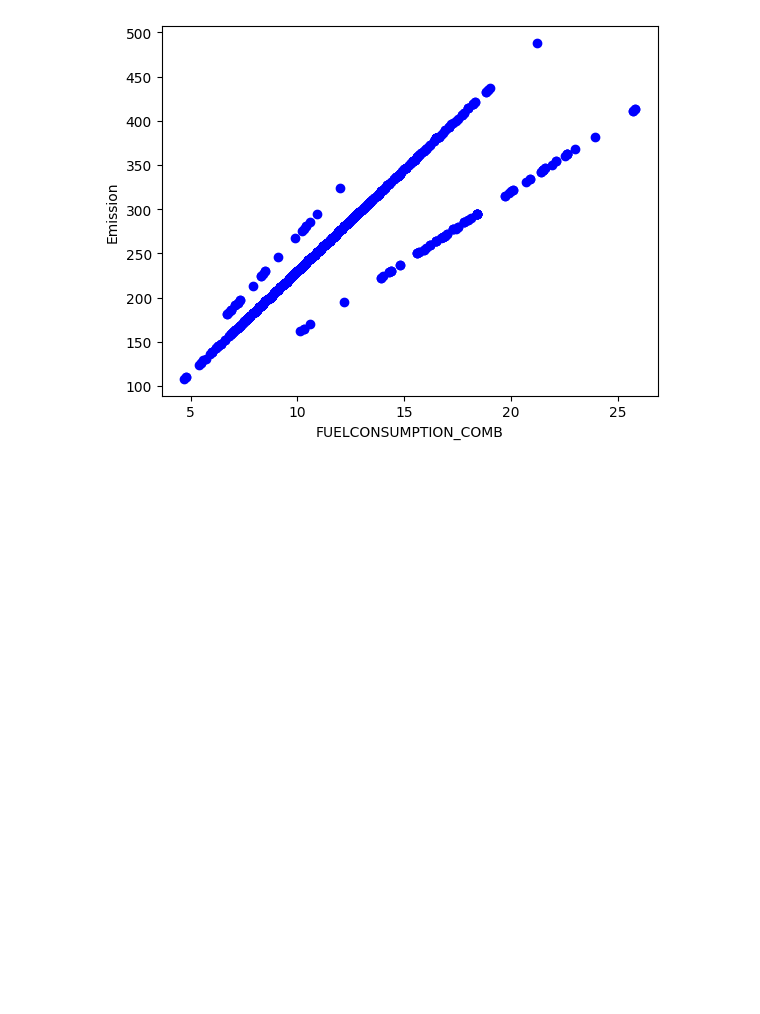
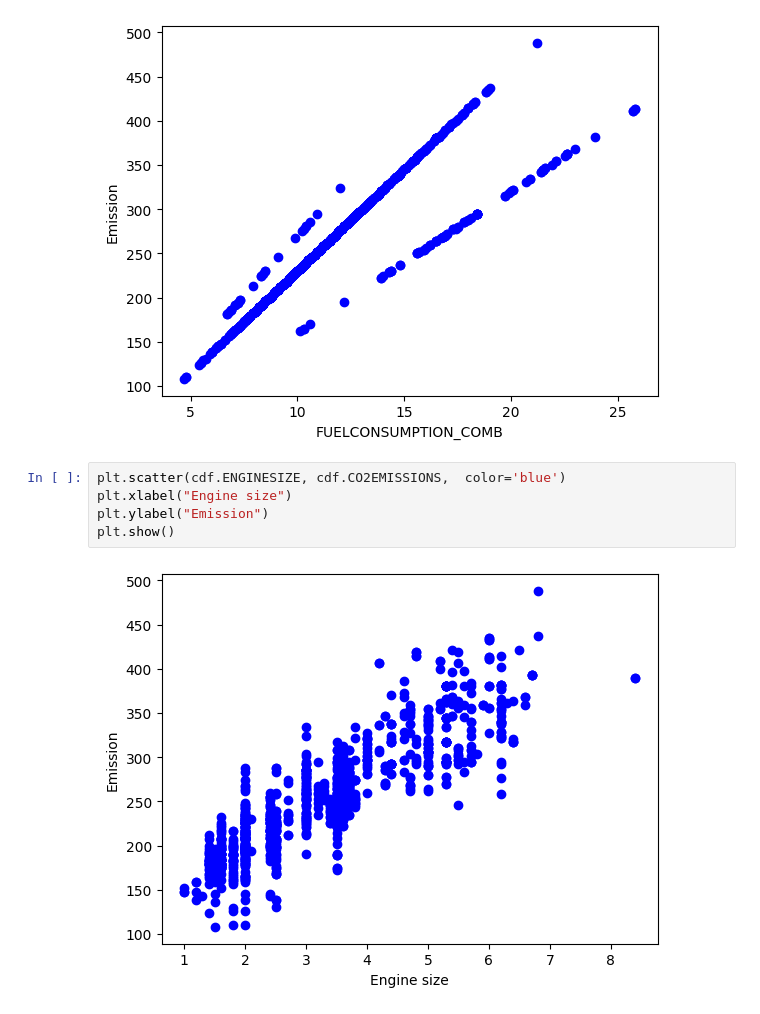
Before and after one commit to kimia-yousefi/regression, a Jupyter notebook: SimpleLinearRegression/SimpleLinearReg.ipynb, the cells around one changed output. Drawn from its saved outputs; the diff is of its cells as text; blank space fills up the shorter version.

```diff
--- a/SimpleLinearRegression/SimpleLinearReg.ipynb
+++ b/SimpleLinearRegression/SimpleLinearReg.ipynb
@@ -57,3 +57,10 @@ plt.ylabel("Emission")
 plt.show()
 # %% [output]
 [figure]
+# %%
+plt.scatter(cdf.ENGINESIZE, cdf.CO2EMISSIONS,  color='blue')
+plt.xlabel("Engine size")
+plt.ylabel("Emission")
+plt.show()
+# %% [output]
+[figure, added]
```
